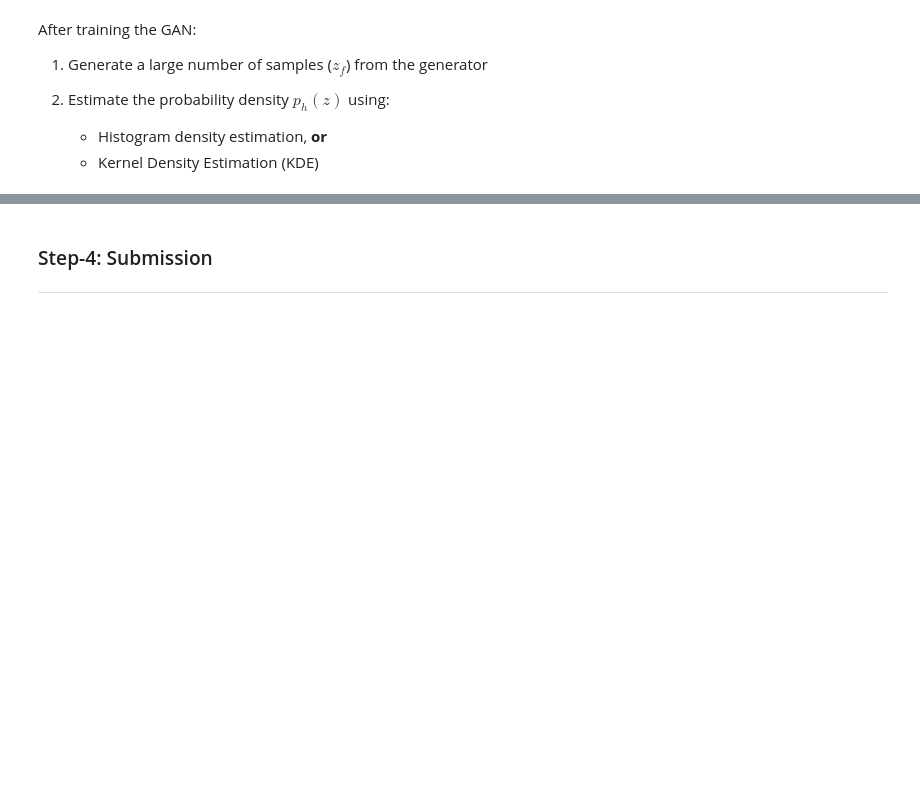
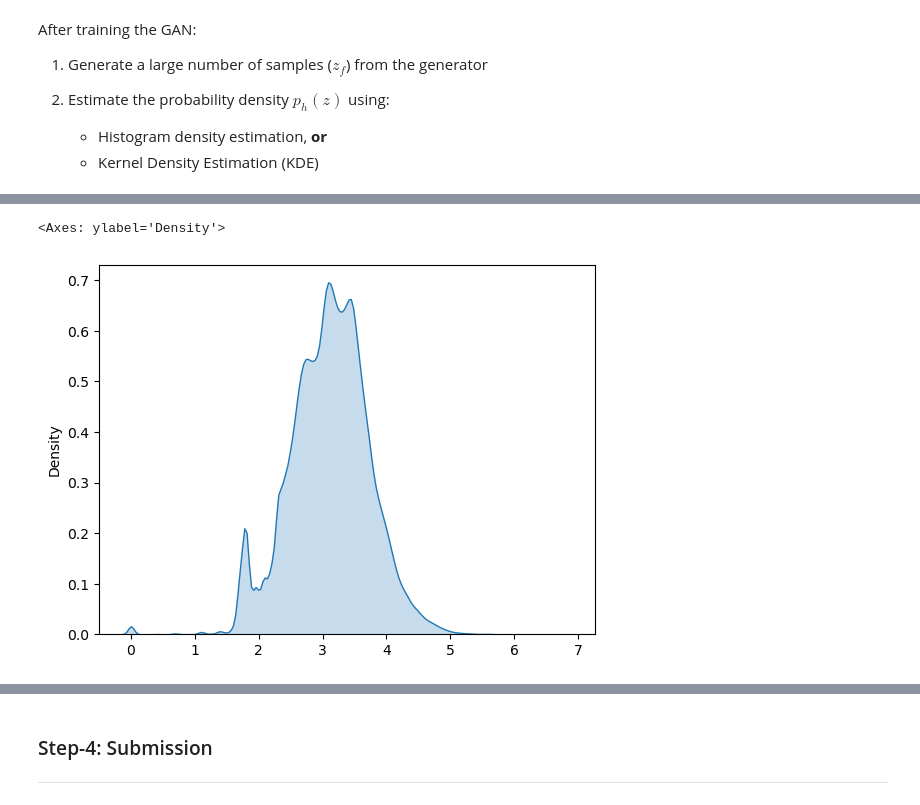
Before and after one commit to ikabrain/generative-adversarial-pdf-density-learning, a Jupyter notebook: assign2.ipynb, the cells around one changed output, grey strips where cells are left out. Saved outputs shown, nothing was run; the diff lists cells and outputs as text; code cells hidden in the pictures; blank space fills up the shorter version.

Commit message:
feat: plot gan results

```diff
--- a/assign2.ipynb
+++ b/assign2.ipynb
@@ -536,3 +535,8 @@ KeyboardInterrupt:
+# %%
+sns.kdeplot(z_log, label="Original Data", fill=True)
+# %% [output]
+<Axes: ylabel='Density'>
+[figure, added]
 # %%
 # 2. FINAL COMPARISON PLOT
 plt.figure(figsize=(12, 5))
```
Also changed, not shown: parts of 2 cells of this notebook.
